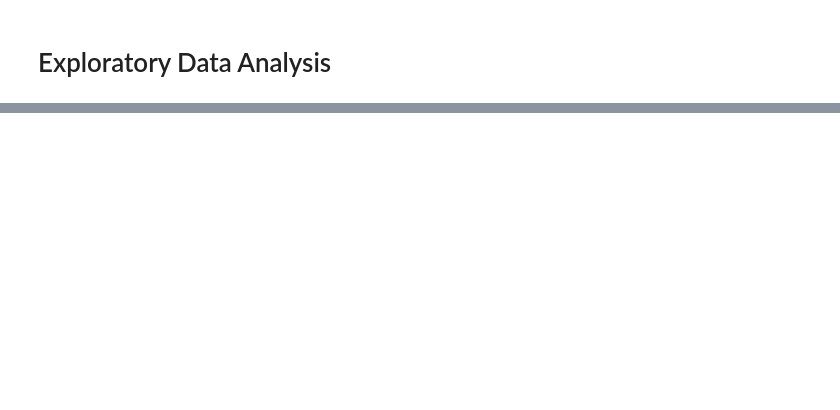
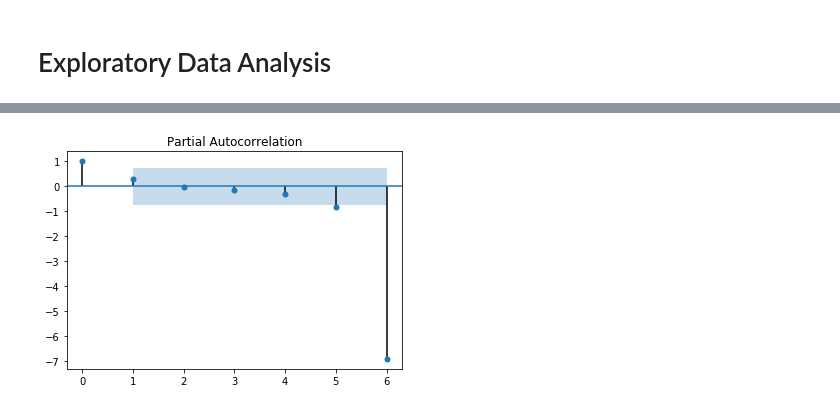
Before and after one commit to thuanthan147/AIForSEA_TrafficManagement, a Jupyter notebook: exploratory_data_analysis.ipynb, the cells around one changed output, grey strips where cells are left out. Cells and saved outputs as stored; diff of their text form; code cells hidden in the pictures; blank space fills up the shorter version.

```diff
--- a/exploratory_data_analysis.ipynb
+++ b/exploratory_data_analysis.ipynb
@@ -526,0 +331,5 @@ NameError: name 'df' is not defined
+# %%
+plot_pacf(list_of_series[:7])
+plt.show()
+# %% [output]
+[figure, added]
```
Also changed, not shown: parts of 140 cells of this notebook, 21 other files.
